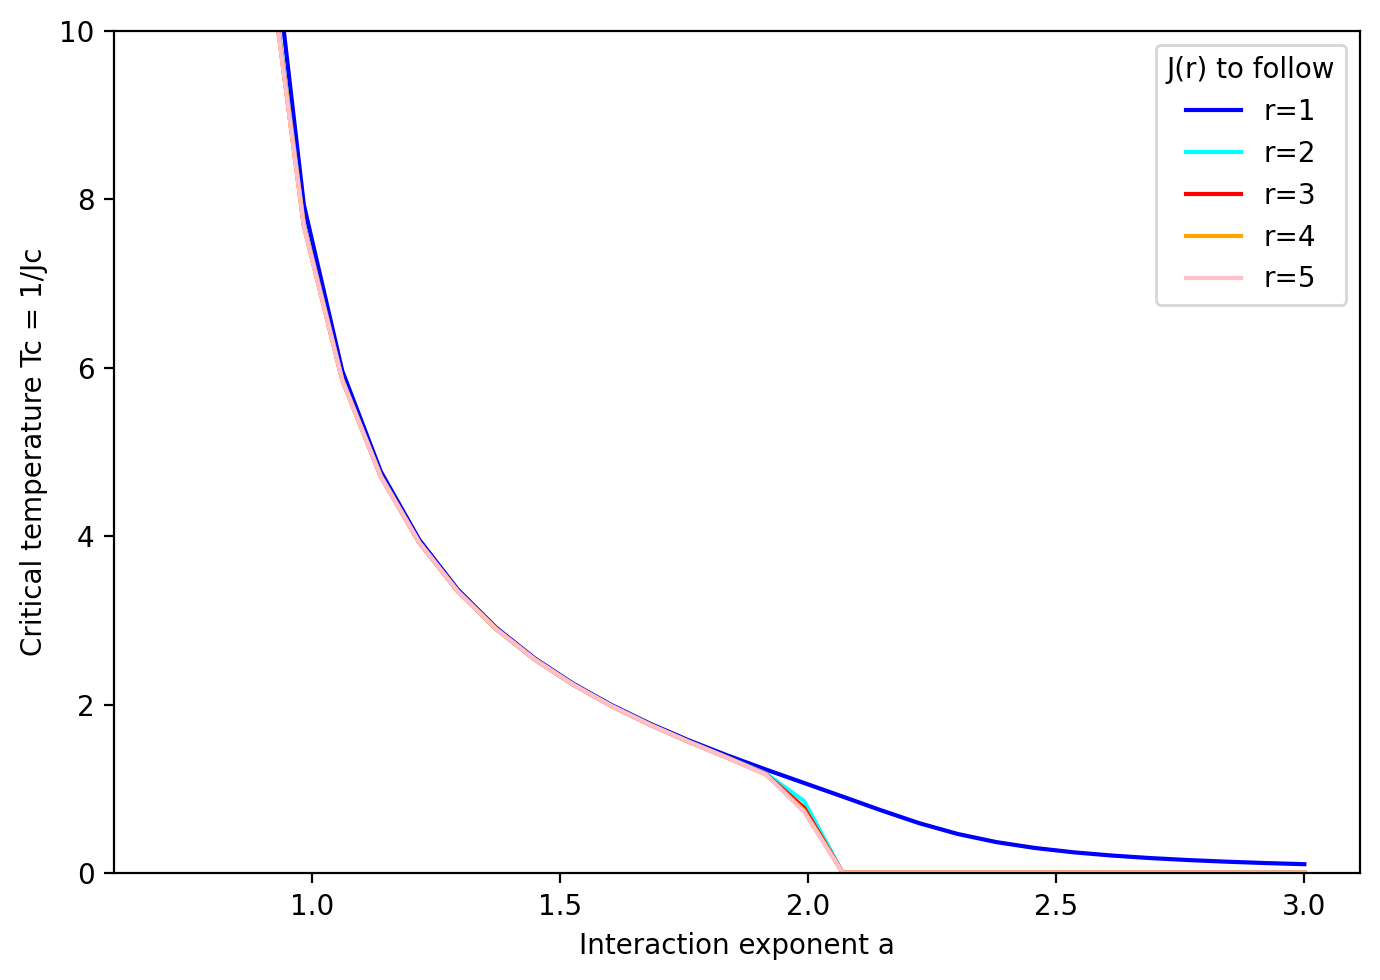
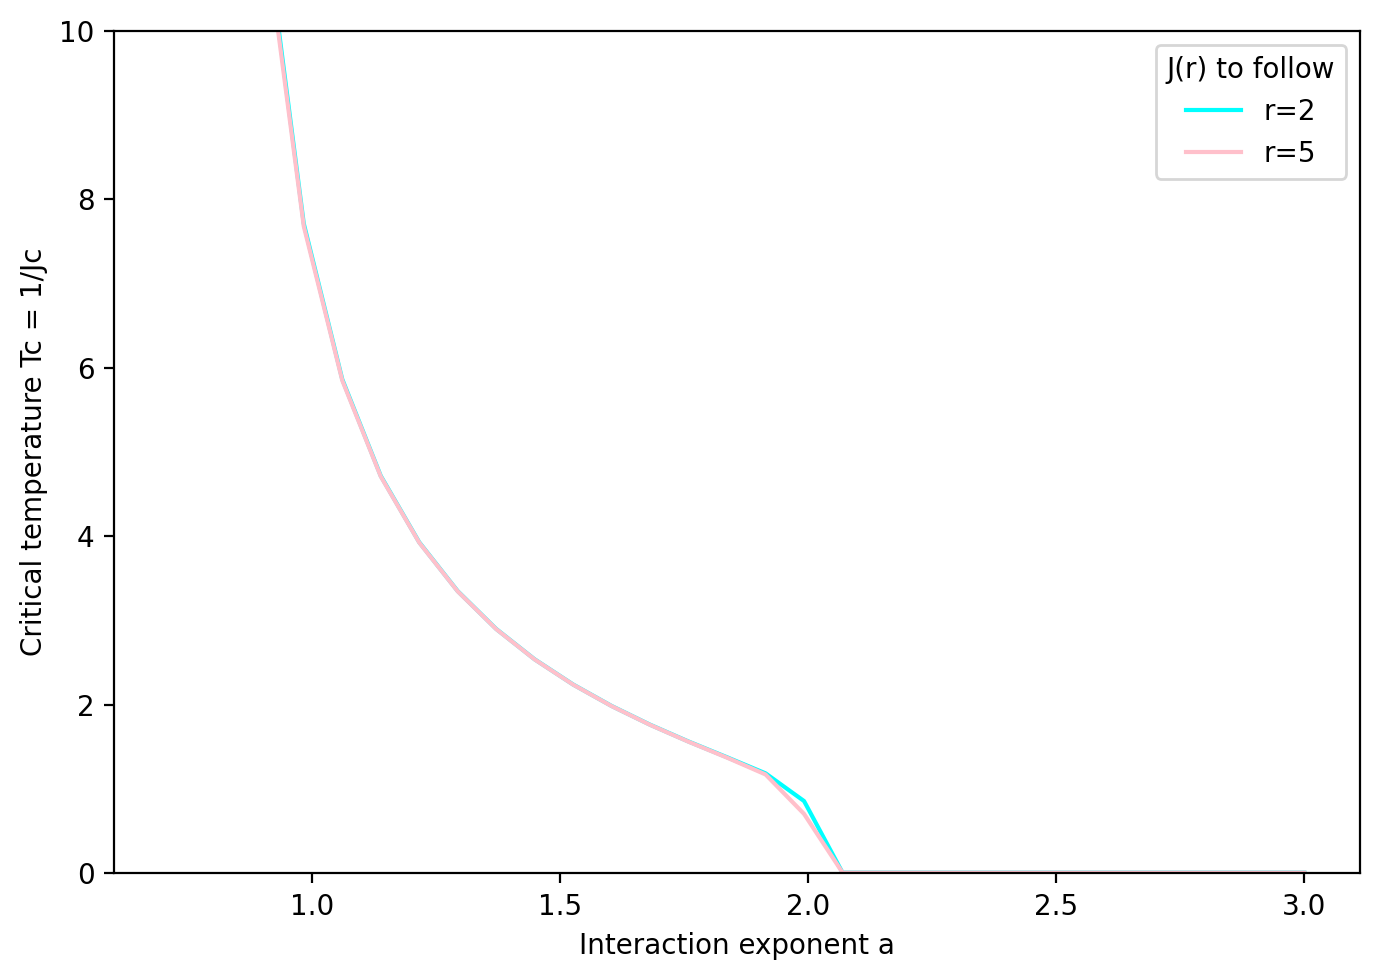
Code edit (unified diff) that turned the first committed figure into the second:
--- before
+++ after
@@ -4,8 +4,8 @@
 
 plt.figure(figsize=(7, 5))
-plt.plot(a_values, 1/compute_Jc_over_a(a_values, size, 1), c='b', label='r=1')
+#plt.plot(a_values, 1/compute_Jc_over_a(a_values, size, 1), c='b', label='r=1')
 plt.plot(a_values, 1/compute_Jc_over_a(a_values, size, 2), c='cyan', label='r=2')
-plt.plot(a_values, 1/compute_Jc_over_a(a_values, size, 3), c='r', label='r=3')
-plt.plot(a_values, 1/compute_Jc_over_a(a_values, size, 4), c='orange', label='r=4')
+#plt.plot(a_values, 1/compute_Jc_over_a(a_values, size, 3), c='r', label='r=3')
+#plt.plot(a_values, 1/compute_Jc_over_a(a_values, size, 4), c='orange', label='r=4')
 plt.plot(a_values, 1/compute_Jc_over_a(a_values, size, 5), c='pink', label='r=5')
 plt.xlabel("Interaction exponent a")

Commit: Update 5-spin notebook: use r index